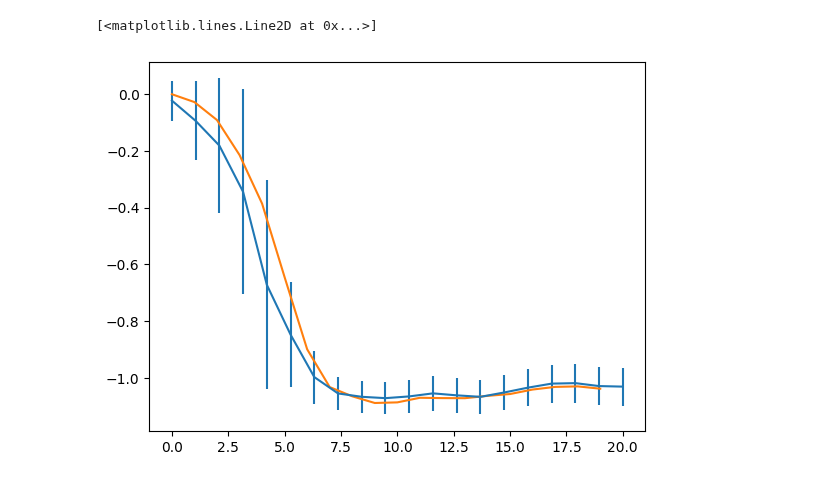
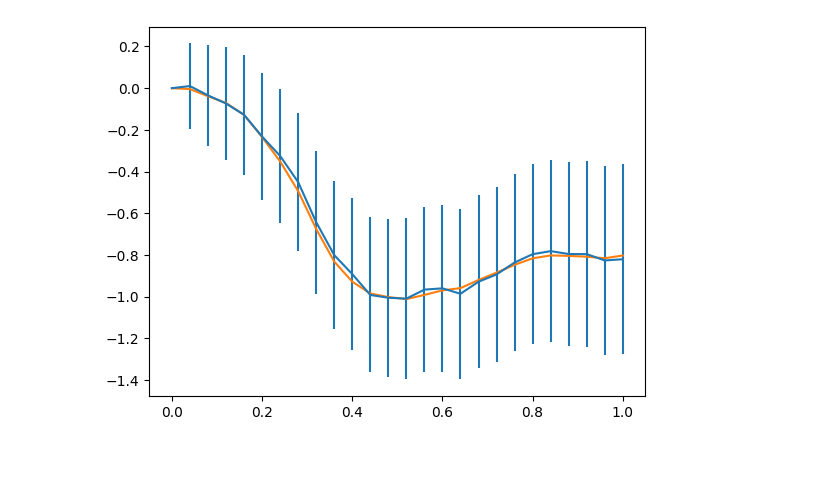
Before and after one commit to ylefay/bayesianSDEsolver, a Jupyter notebook: scripts/sampling_from_posterior_alg3/main.ipynb, the cells around one changed output. Drawn from its saved outputs; the diff is of its cells as text; code cells hidden in the pictures.

```diff
--- a/scripts/sampling_from_posterior_alg3/main.ipynb
+++ b/scripts/sampling_from_posterior_alg3/main.ipynb
@@ -1,17 +1,16 @@
 # %%
-import jax
 import jax.numpy as jnp
 import numpy as np
 import matplotlib.pyplot as plt
+from bayesian_sde_solver.utils import insert
 
 
-
-solver_name = "EKF1_2"
-problem_name = "samples_from_prior_FHN_calibrated"
+solver_name = "EKF0_2"
+problem_name = "FHN_calibrated"
 prefix = f"{solver_name}_{problem_name}"
 folder = "./"
 
-N = 20
+N = 25
 delta = 1 / N
 fineN = int(N ** 1.0)
 T = 1
@@ -66,6 +45,14 @@ Array([[-1.13772368e-03, -2.44869441e-01,  2.33492237e-02,
 # %%
-plt.errorbar(x=np.linspace(0, 20, len(mean[:,0])),y=mean[:,0],yerr=np.sqrt(var[:,0,0]))
-plt.plot(fine_em[1:][::20][:,0])
+t = np.linspace(0,T, N+1)
+# Select the coordinate, initialisation to (0, 0)
+idx = 0
+x_mean = insert(mean[:,idx*2], 0, 0., axis=0)
+x_std = insert(np.sqrt(var[:,idx*2,idx*2]), 0, 0, 0)**0.5
+plt.errorbar(x=t, y=x_mean, yerr=x_std)
+fine = fine_em[::N][:,idx]
+
+plt.plot(t, fine)
+np.savetxt(f'{prefix}_UC_{idx}_{N}_{fineN}.csv', np.array([t, x_mean, x_std]).T, delimiter=',', header='t,mean,error', comments="")
+np.savetxt(f'{prefix}_fine_{idx}_{N}_{fineN}.csv', np.array([t, fine]).T, delimiter=',', header='t,mean', comments="")
 # %% [output]
-[<matplotlib.lines.Line2D at 0x...>]
-[figure, old version]
+[figure, new version]
```
Also changed, not shown: parts of 7 cells of this notebook, 1 other file.
